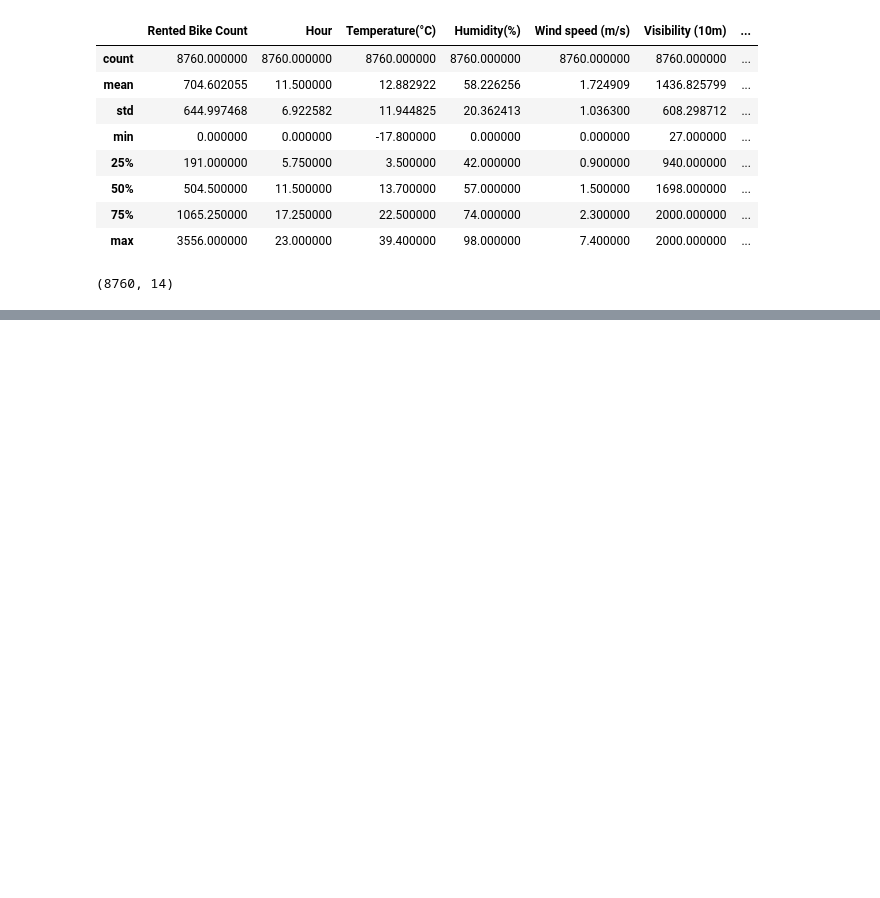
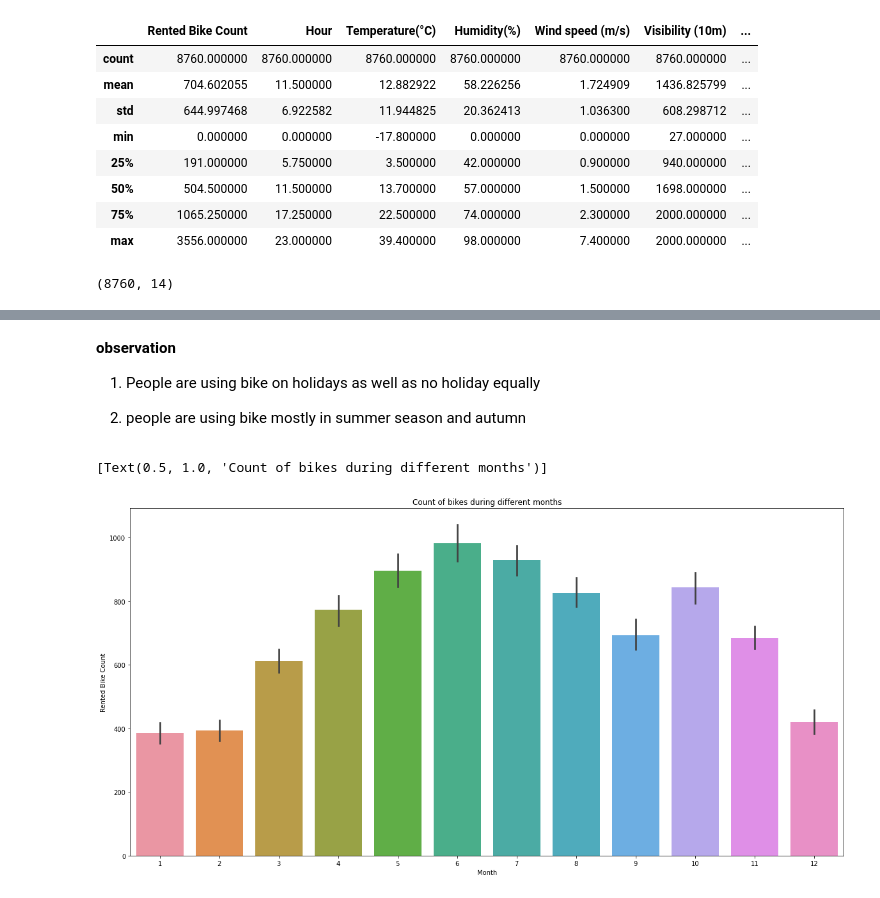
Before and after one commit to soniya1993/Bike-Sharing-Demand-Prediction-, a Jupyter notebook: Bike_Sharing_Demand_Prediction_Capstone_Project_2.ipynb, the cells around one changed output, grey strips where cells are left out. Cells and saved outputs as stored; diff of their text form; code cells hidden in the pictures; blank space fills up the shorter version.

```diff
--- a/Bike_Sharing_Demand_Prediction_Capstone_Project_2.ipynb
+++ b/Bike_Sharing_Demand_Prediction_Capstone_Project_2.ipynb
@@ -93,0 +181,13 @@ df.shape
+# %% [markdown]
+**observation**
+
+1) People are using bike on holidays as well as no holiday equally
+
+2) people are using bike mostly in summer season and autumn
+# %%
+fig, ax = plt.subplots(figsize=(20,10))
+sns.barplot(data=df, x='Month', y='Rented Bike Count',ax=ax)
+ax.set(title='Count of bikes during different months')
+# %% [output]
+[Text(0.5, 1.0, 'Count of bikes during different months')]
+[figure, added]
```
Also changed, not shown: parts of 24 cells of this notebook.
